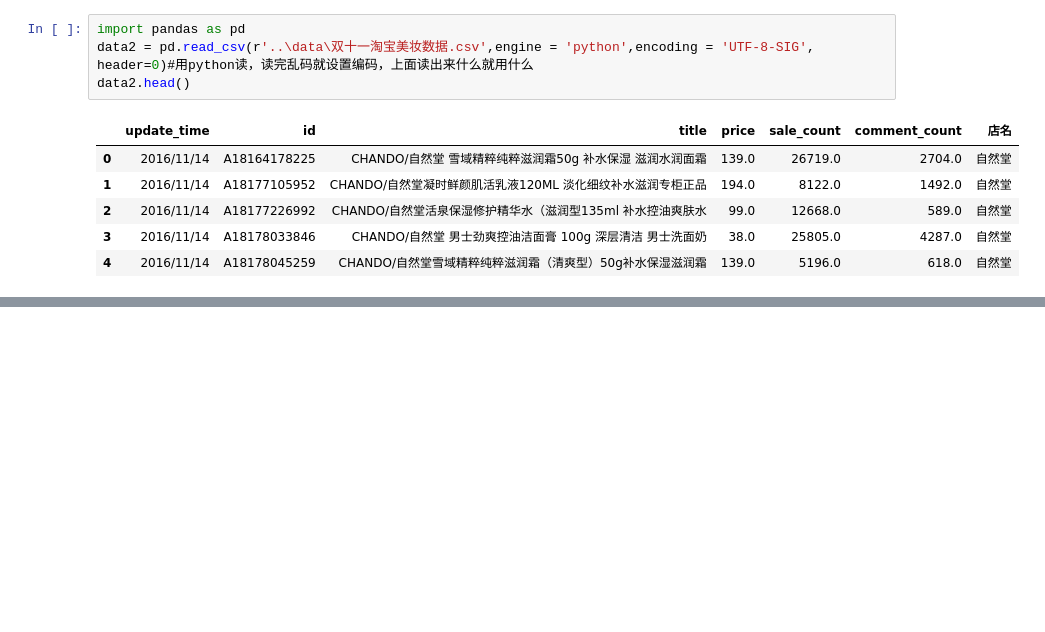
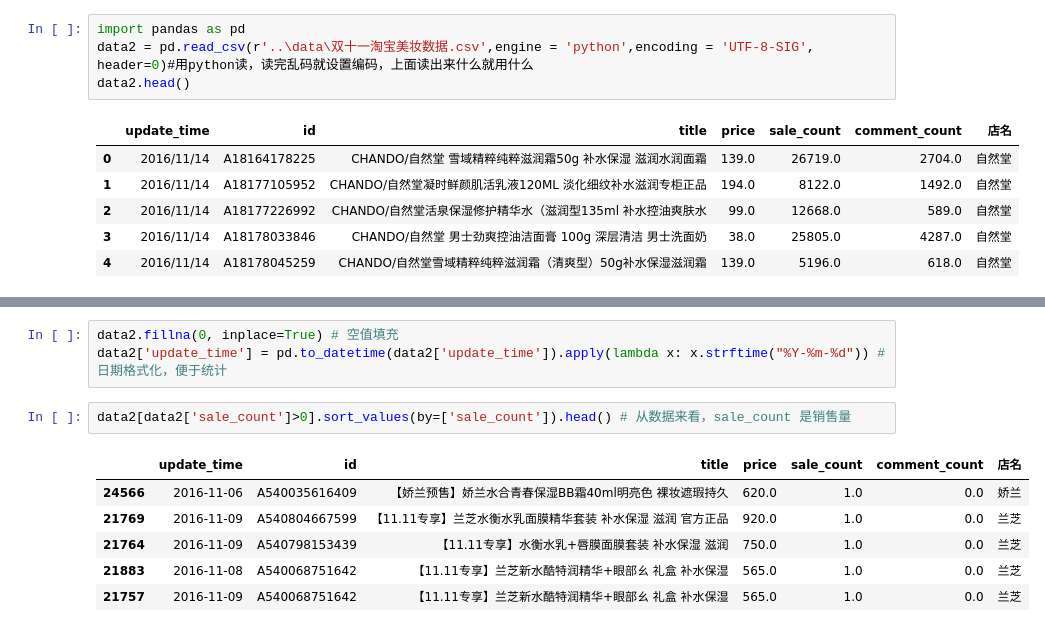
Before and after one commit to rosefinch55/E-Commerce-Data-Analysis, a Jupyter notebook: part2_double11_beauty/double11_beauty.ipynb, the cells around one changed output, grey strips where cells are left out. Saved outputs shown, nothing was run; the diff lists cells and outputs as text; blank space fills up the shorter version.

```diff
--- a/part2_double11_beauty/double11_beauty.ipynb
+++ b/part2_double11_beauty/double11_beauty.ipynb
@@ -49,0 +80,12 @@ memory usage: 1.5+ MB
+# %%
+data2.fillna(0, inplace=True) # 空值填充
+data2['update_time'] = pd.to_datetime(data2['update_time']).apply(lambda x: x.strftime("%Y-%m-%d")) # 日期格式化，便于统计
+# %%
+data2[data2['sale_count']>0].sort_values(by=['sale_count']).head() # 从数据来看，sale_count 是销售量
+# %% [output]
+|  | update_time | id | title | price | sale_count | comment_count | 店名 |
+| 24566 | 2016-11-06 | A540035616409 | 【娇兰预售】娇兰水合青春保湿BB霜40ml明亮色 裸妆遮瑕持久 | 620.0 | 1.0 | 0.0 | 娇兰 |
+| 21769 | 2016-11-09 | A540804667599 | 【11.11专享】兰芝水衡水乳面膜精华套装 补水保湿 滋润 官方正品 | 920.0 | 1.0 | 0.0 | 兰芝 |
+| 21764 | 2016-11-09 | A540798153439 | 【11.11专享】水衡水乳+唇膜面膜套装 补水保湿 滋润 | 750.0 | 1.0 | 0.0 | 兰芝 |
+| 21883 | 2016-11-08 | A540068751642 | 【11.11专享】兰芝新水酷特润精华+眼部ㄠ 礼盒 补水保湿 | 565.0 | 1.0 | 0.0 | 兰芝 |
+| 21757 | 2016-11-09 | A540068751642 | 【11.11专享】兰芝新水酷特润精华+眼部ㄠ 礼盒 补水保湿 | 565.0 | 1.0 | 0.0 | 兰芝 |
```
Also changed, not shown: parts of 15 cells of this notebook, 6 other files.
